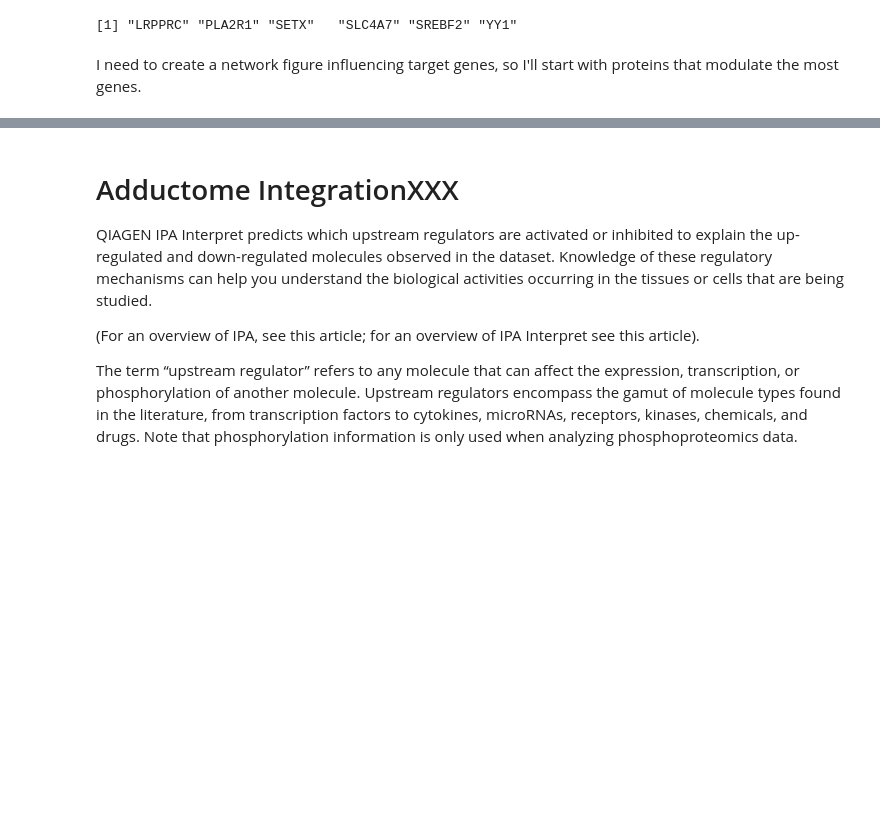
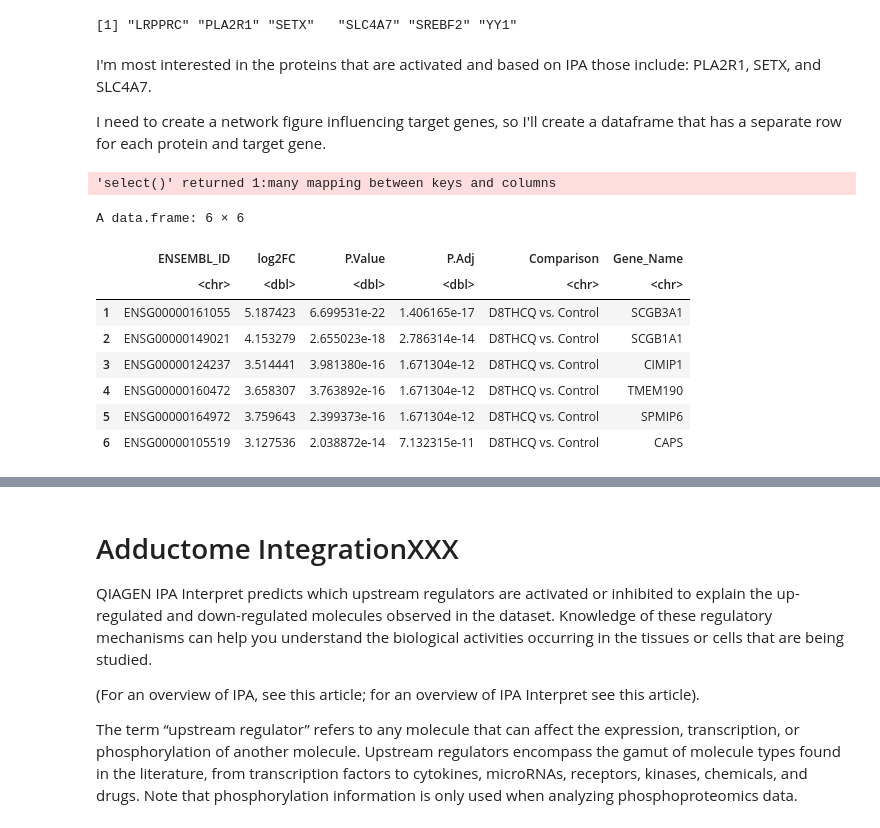
Before and after one commit to UNC-CEMALB/P1016.-THC-RNASeq-Adducts, a Jupyter notebook: 3. Adductome Integration/Adductome Integration.ipynb, the cells around one changed output, grey strips where cells are left out. Cells and saved outputs as stored; diff of their text form; code cells hidden in the pictures; blank space fills up the shorter version.

```diff
--- a/3. Adductome Integration/Adductome Integration.ipynb
+++ b/3. Adductome Integration/Adductome Integration.ipynb
@@ -91,5 +92,29 @@ proteins_of_interest
 [1] 6
 [1] "LRPPRC" "PLA2R1" "SETX"   "SLC4A7" "SREBF2" "YY1"
 # %% [markdown]
-I need to create a network figure influencing target genes, so I'll start with proteins that modulate the most genes.
+I'm most interested in the proteins that are activated and based on IPA those include: PLA2R1, SETX, and SLC4A7.
+
+I need to create a network figure influencing target genes, so I'll create a dataframe that has a separate row for each protein and target gene.
+# %%
+# getting sig genes
+sig_genes_df = results_df %>%
+    # filtering for only sig genes
+    filter(P.Adj < 0.05 & log2FC > log2(1.5) | P.Adj < 0.05 & log2FC < -log2(1.5)) %>%
+    dplyr::rename(ENSEMBL_ID = Gene)
+
+# adding in gene names
+sig_genes_df$Gene_Name = mapIds(org.Hs.eg.db, keys = sig_genes_df$ENSEMBL_ID, keytype = "ENSEMBL", column = "SYMBOL")
+
+head(sig_genes_df)
+# %% [output]
+'select()' returned 1:many mapping between keys and columns
+A data.frame: 6 × 6
+|  | ENSEMBL_ID | log2FC | P.Value | P.Adj | Comparison | Gene_Name |
+|  | <chr> | <dbl> | <dbl> | <dbl> | <chr> | <chr> |
+| 1 | ENSG00000161055 | 5.187423 | 6.699531e-22 | 1.406165e-17 | D8THCQ vs. Control | SCGB3A1 |
+| 2 | ENSG00000149021 | 4.153279 | 2.655023e-18 | 2.786314e-14 | D8THCQ vs. Control | SCGB1A1 |
+| 3 | ENSG00000124237 | 3.514441 | 3.981380e-16 | 1.671304e-12 | D8THCQ vs. Control | CIMIP1 |
+| 4 | ENSG00000160472 | 3.658307 | 3.763892e-16 | 1.671304e-12 | D8THCQ vs. Control | TMEM190 |
+| 5 | ENSG00000164972 | 3.759643 | 2.399373e-16 | 1.671304e-12 | D8THCQ vs. Control | SPMIP6 |
+| 6 | ENSG00000105519 | 3.127536 | 2.038872e-14 | 7.132315e-11 | D8THCQ vs. Control | CAPS |
 # %%
```
Also changed, not shown: parts of 6 cells of this notebook.
